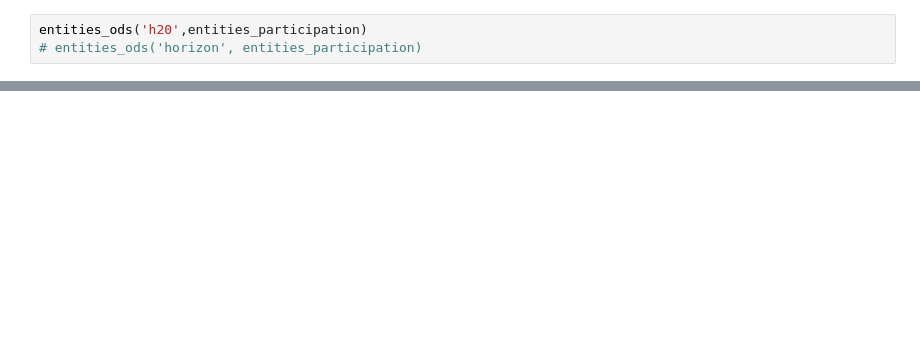
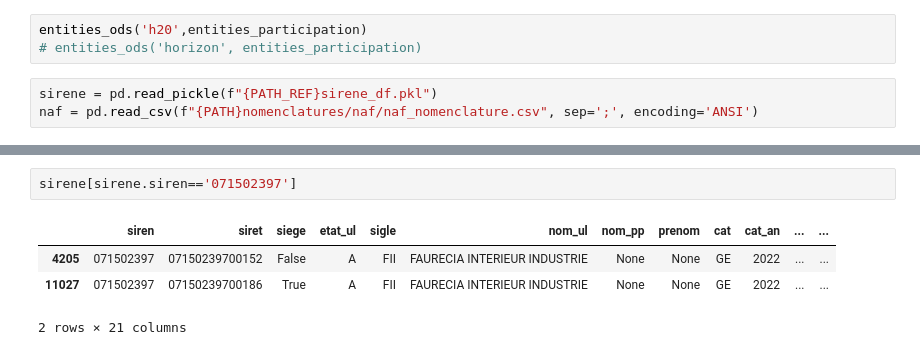
Before and after one commit to dataesr/pcri, a Jupyter notebook: TEST2.ipynb, the cells around one changed output, grey strips where cells are left out. Drawn from its saved outputs; the diff is of its cells as text; blank space fills up the shorter version.

```diff
--- a/TEST2.ipynb
+++ b/TEST2.ipynb
@@ -138,3 +1143,6 @@ def entities_ods(FP, entities_participation):
 # %%
 entities_ods('h20',entities_participation)
 # entities_ods('horizon', entities_participation)
+# %%
+sirene = pd.read_pickle(f"{PATH_REF}sirene_df.pkl")
+naf = pd.read_csv(f"{PATH}nomenclatures/naf/naf_nomenclature.csv", sep=';', encoding='ANSI')
@@ -140,0 +1205,7 @@ entities_ods('h20',entities_participation)
+# %%
+sirene[sirene.siren=='071502397']
+# %% [output]
+|  | siren | siret | siege | etat_ul | sigle | nom_ul | nom_pp | prenom | cat | cat_an | ... | ... |
+| 4205 | 071502397 | 07150239700152 | False | A | FII | FAURECIA INTERIEUR INDUSTRIE | None | None | GE | 2022 | ... | ... |
+| 11027 | 071502397 | 07150239700186 | True | A | FII | FAURECIA INTERIEUR INDUSTRIE | None | None | GE | 2022 | ... | ... |
+2 rows × 21 columns
```
Also changed, not shown: parts of 28 cells of this notebook, 7 other files.
